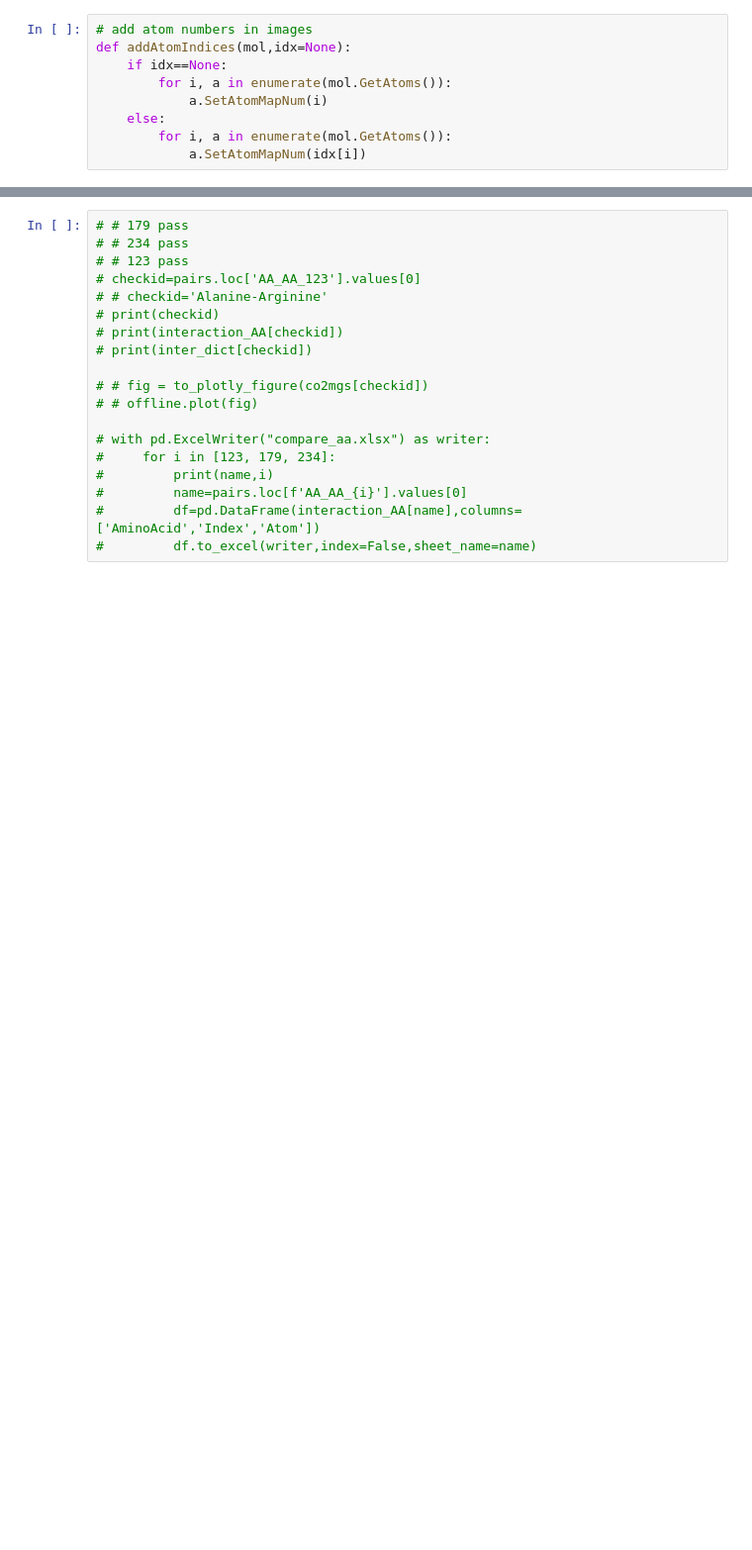
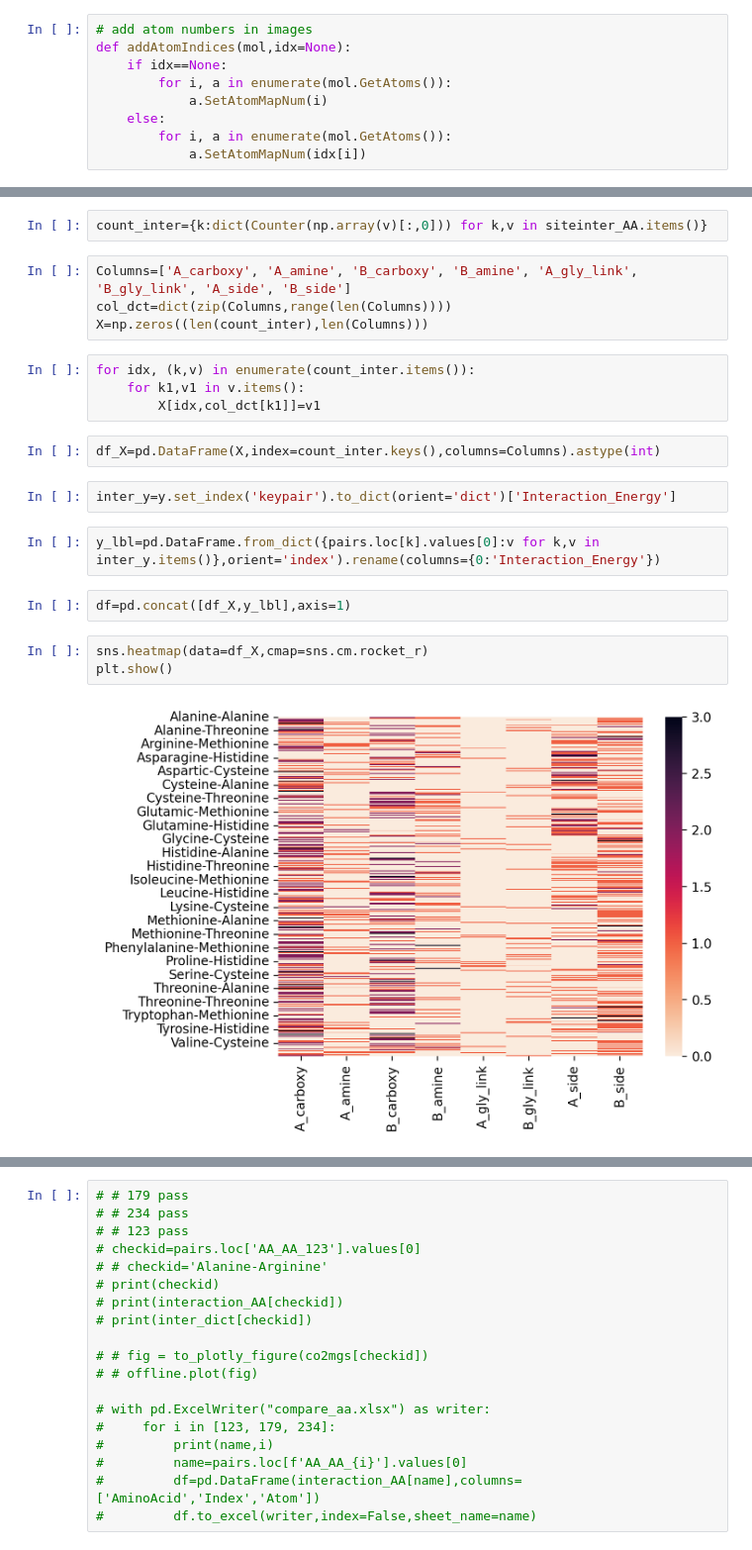
Before and after one commit to ChemRacer/dipeptide_co2, a Jupyter notebook: interaction_sites.ipynb, the cells around one changed output, grey strips where cells are left out. Shown at 99% size. Saved outputs shown, nothing was run; the diff lists cells and outputs as text; blank space fills up the shorter version.

```diff
--- a/interaction_sites.ipynb
+++ b/interaction_sites.ipynb
@@ -542,0 +711,23 @@ inter_dict[scuffed[0]]
+# %%
+count_inter={k:dict(Counter(np.array(v)[:,0])) for k,v in siteinter_AA.items()}
+# %%
+Columns=['A_carboxy', 'A_amine', 'B_carboxy', 'B_amine', 'A_gly_link', 'B_gly_link', 'A_side', 'B_side']
+col_dct=dict(zip(Columns,range(len(Columns))))
+X=np.zeros((len(count_inter),len(Columns)))
+# %%
+for idx, (k,v) in enumerate(count_inter.items()):
+    for k1,v1 in v.items():
+        X[idx,col_dct[k1]]=v1
+# %%
+df_X=pd.DataFrame(X,index=count_inter.keys(),columns=Columns).astype(int)
+# %%
+inter_y=y.set_index('keypair').to_dict(orient='dict')['Interaction_Energy']
+# %%
+y_lbl=pd.DataFrame.from_dict({pairs.loc[k].values[0]:v for k,v in inter_y.items()},orient='index').rename(columns={0:'Interaction_Energy'})
+# %%
+df=pd.concat([df_X,y_lbl],axis=1)
+# %%
+sns.heatmap(data=df_X,cmap=sns.cm.rocket_r)
+plt.show()
+# %% [output]
+[figure, added]
```
Also changed, not shown: parts of 28 cells of this notebook, 1 other file.
